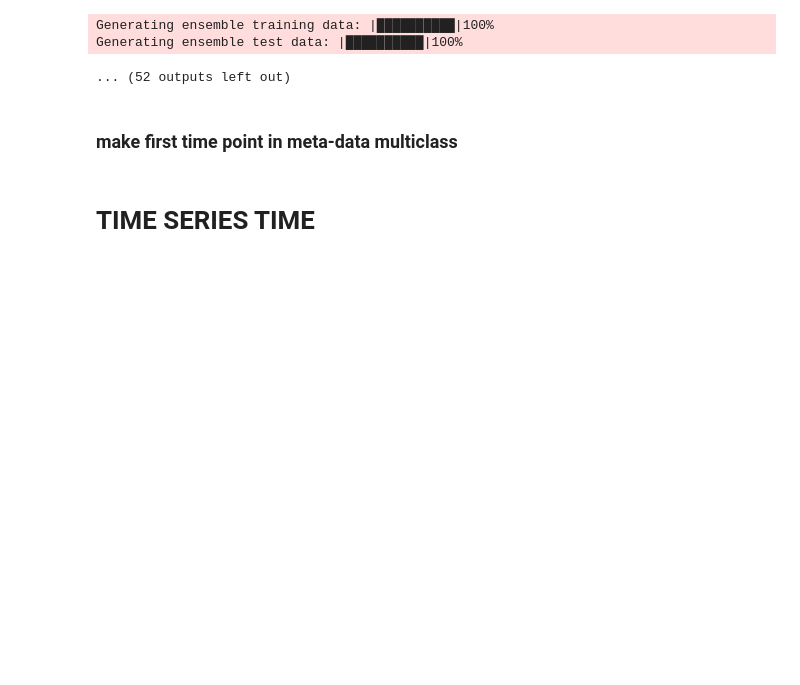
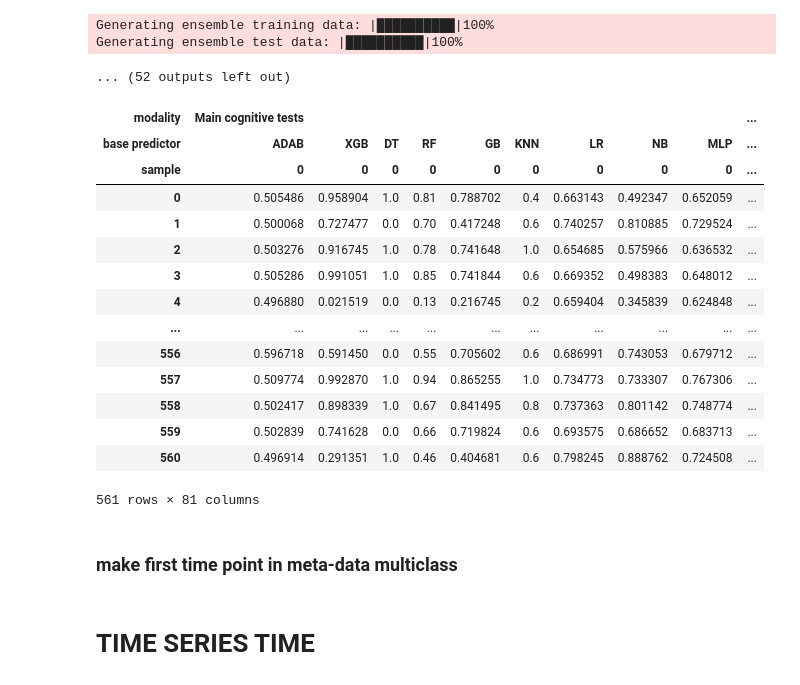
Before and after one commit to aviadsusman/eipy, a Jupyter notebook: eipy/longitudinal_tadpole.ipynb, the cells around one changed output. Drawn from its saved outputs; the diff is of its cells as text; code cells hidden in the pictures; blank space fills up the shorter version.

```diff
--- a/eipy/longitudinal_tadpole.ipynb
+++ b/eipy/longitudinal_tadpole.ipynb
@@ -50,7 +50,8 @@ labels = pd.DataFrame(labels)
 labels = labels.to_numpy()
 # %%
 import numpy as np
-encoding_dict = {'NL': 0, 'MCI': 1, 'Dementia': 2}
+# encoding_dict = {'NL': 0, 'MCI': 1, 'Dementia': 2}
+encoding_dict = {'NL': 0, 'MCI': 1, 'Dementia': 1} # for testsing binary
 
 # Use numpy.vectorize with a lambda function to apply the encoding
 labels = np.vectorize(lambda x: encoding_dict[x])(labels)
@@ -93,7 +90,7 @@ len(data), labels.shape
 meta_data = []
 for t in range(len(data)):
     #time dependent data splitting
-    X_train_timestep = data[t]
+    X_train_test_timestep = data[t]
     labels_at_timestep = labels[:, t]
     EI_for_timestep = e.EnsembleIntegration(
                         base_predictors=base_predictors,
@@ -109,7 +106,7 @@ for t in range(len(data)):
                         model_building=False,
                         )
     print(f"generating metadata for timestep {t}")
-    EI_for_timestep.fit_base(X_train_timestep, labels_at_timestep)
+    EI_for_timestep.fit_base(X_train_test_timestep, labels_at_timestep)
     meta_data.append([EI_for_timestep.ensemble_training_data, EI_for_timestep.ensemble_test_data, EI_for_timestep.ensemble_training_data_final, EI_for_timestep.base_summary])
 # %% [output]
 generating metadata for timestep 0
@@ -148,6 +145,24 @@ Generating ensemble test data: |██████████|100%
 RNN_training_data = [[dfs[0][i] for dfs in meta_data] for i in range(5)]
 RNN_test_data = [[dfs[1][i] for dfs in meta_data] for i in range(5)]
 RNN_training_data_final = [df[2] for df in meta_data]
+# %%
+RNN_training_data[0][0]
+# %% [output]
+| modality | Main cognitive tests |  |  |  |  |  |  |  |  | ... |
+| base predictor | ADAB | XGB | DT | RF | GB | KNN | LR | NB | MLP | ... |
+| sample | 0 | 0 | 0 | 0 | 0 | 0 | 0 | 0 | 0 | ... |
+| 0 | 0.505486 | 0.958904 | 1.0 | 0.81 | 0.788702 | 0.4 | 0.663143 | 0.492347 | 0.652059 | ... |
+| 1 | 0.500068 | 0.727477 | 0.0 | 0.70 | 0.417248 | 0.6 | 0.740257 | 0.810885 | 0.729524 | ... |
+| 2 | 0.503276 | 0.916745 | 1.0 | 0.78 | 0.741648 | 1.0 | 0.654685 | 0.575966 | 0.636532 | ... |
+| 3 | 0.505286 | 0.991051 | 1.0 | 0.85 | 0.741844 | 0.6 | 0.669352 | 0.498383 | 0.648012 | ... |
+| 4 | 0.496880 | 0.021519 | 0.0 | 0.13 | 0.216745 | 0.2 | 0.659404 | 0.345839 | 0.624848 | ... |
+| ... | ... | ... | ... | ... | ... | ... | ... | ... | ... | ... |
+| 556 | 0.596718 | 0.591450 | 0.0 | 0.55 | 0.705602 | 0.6 | 0.686991 | 0.743053 | 0.679712 | ... |
+| 557 | 0.509774 | 0.992870 | 1.0 | 0.94 | 0.865255 | 1.0 | 0.734773 | 0.733307 | 0.767306 | ... |
+| 558 | 0.502417 | 0.898339 | 1.0 | 0.67 | 0.841495 | 0.8 | 0.737363 | 0.801142 | 0.748774 | ... |
+| 559 | 0.502839 | 0.741628 | 0.0 | 0.66 | 0.719824 | 0.6 | 0.693575 | 0.686652 | 0.683713 | ... |
+| 560 | 0.496914 | 0.291351 | 1.0 | 0.46 | 0.404681 | 0.6 | 0.798245 | 0.888762 | 0.724508 | ... |
+561 rows × 81 columns
 # %% [markdown]
 ### make first time point in meta-data multiclass
 # %%
```
Also changed, not shown: parts of 9 cells of this notebook, 1 other file.
